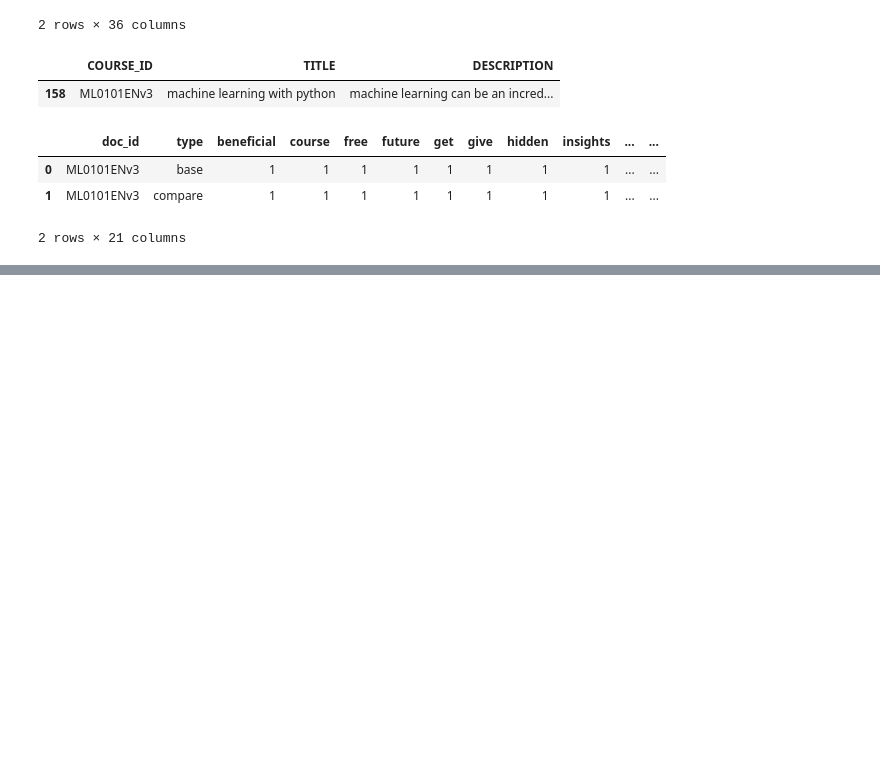
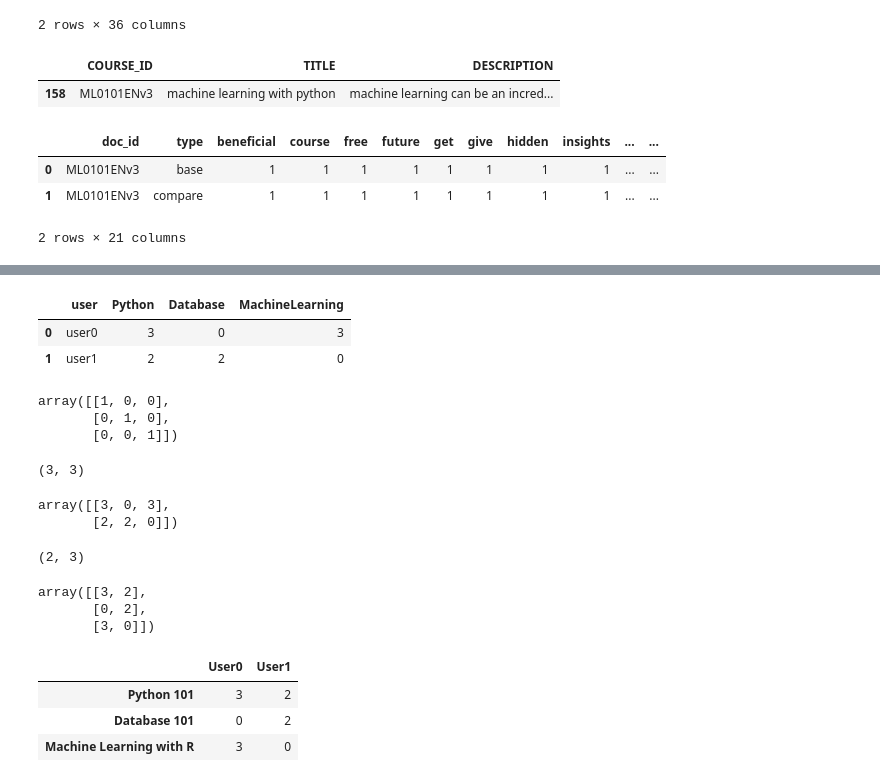
Before and after one commit to jacksonwalters/ibm-ml-cert, a Jupyter notebook: capstone_project/capstone.ipynb, the cells around one changed output, grey strips where cells are left out. Cells and saved outputs as stored; diff of their text form; code cells hidden in the pictures; blank space fills up the shorter version.

```diff
--- a/capstone_project/capstone.ipynb
+++ b/capstone_project/capstone.ipynb
@@ -484,0 +518,3 @@ for doc_id in bows_df['doc_id'].unique():
+# %%
+# User 1 rated course 0 as 0 (unknown or not interested) and course 1 as 2
+u1 = np.array([[0, 2]])
@@ -484,0 +526,4 @@ for doc_id in bows_df['doc_id'].unique():
+# %%
+weights = np.concatenate((u0_weights.reshape(1, 3), u1_weights.reshape(1, 3)), axis=0)
+profiles_df = pd.DataFrame(weights, columns=['Python', 'Database', 'MachineLearning'])
+profiles_df.insert(0, 'user', ['user0', 'user1'])
@@ -484,0 +545,39 @@ for doc_id in bows_df['doc_id'].unique():
+# %%
+profiles_df
+# %% [output]
+|  | user | Python | Database | MachineLearning |
+| 0 | user0 | 3 | 0 | 3 |
+| 1 | user1 | 2 | 2 | 0 |
+# %%
+# Drop the title column
+new_courses_df = new_courses_df.loc[:, new_courses_df.columns != 'Title']
+course_matrix = new_courses_df.values
+course_matrix
+# %% [output]
+array([[1, 0, 0],
+       [0, 1, 0],
+       [0, 0, 1]])
+# %%
+# course matrix shape
+course_matrix.shape
+# %% [output]
+(3, 3)
+# %%
+# Drop the user column
+profiles_df = profiles_df.loc[:, profiles_df.columns != 'user']
+profile_matrix = profiles_df.values
+profile_matrix
+# %% [output]
+array([[3, 0, 3],
+       [2, 2, 0]])
+# %%
+profile_matrix.shape
+# %% [output]
+(2, 3)
+# %%
+scores = np.matmul(course_matrix, profile_matrix.T)
+scores
+# %% [output]
+array([[3, 2],
+       [0, 2],
+       [3, 0]])
@@ -484,0 +587,8 @@ for doc_id in bows_df['doc_id'].unique():
+# %%
+# recommendation score dataframe
+scores_df
+# %% [output]
+|  | User0 | User1 |
+| Python 101 | 3 | 2 |
+| Database 101 | 0 | 2 |
+| Machine Learning with R | 3 | 0 |
```
Also changed, not shown: parts of 32 cells of this notebook, 1 other file.
